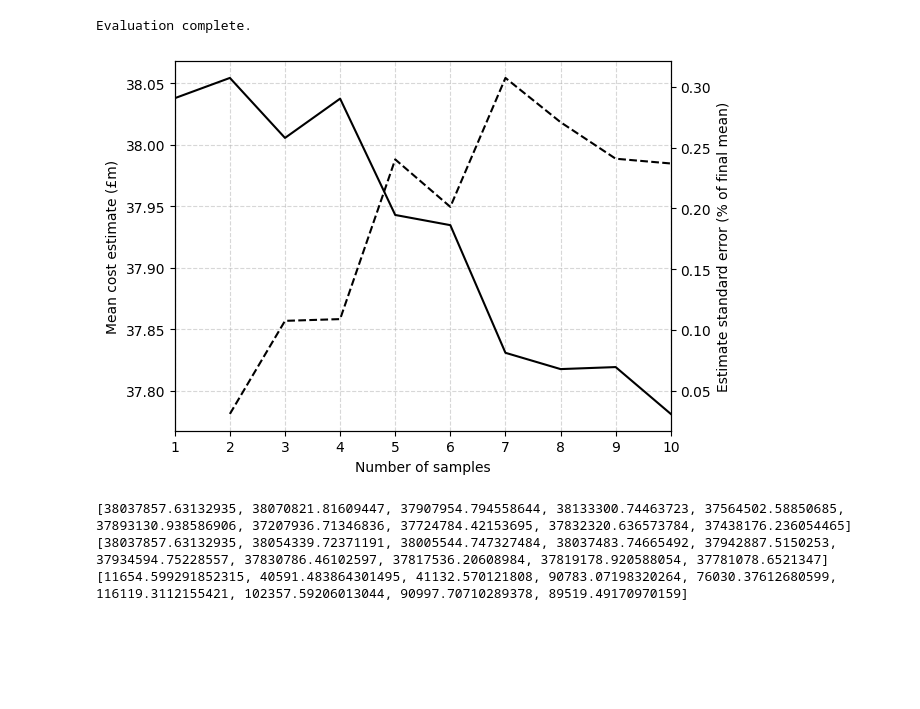
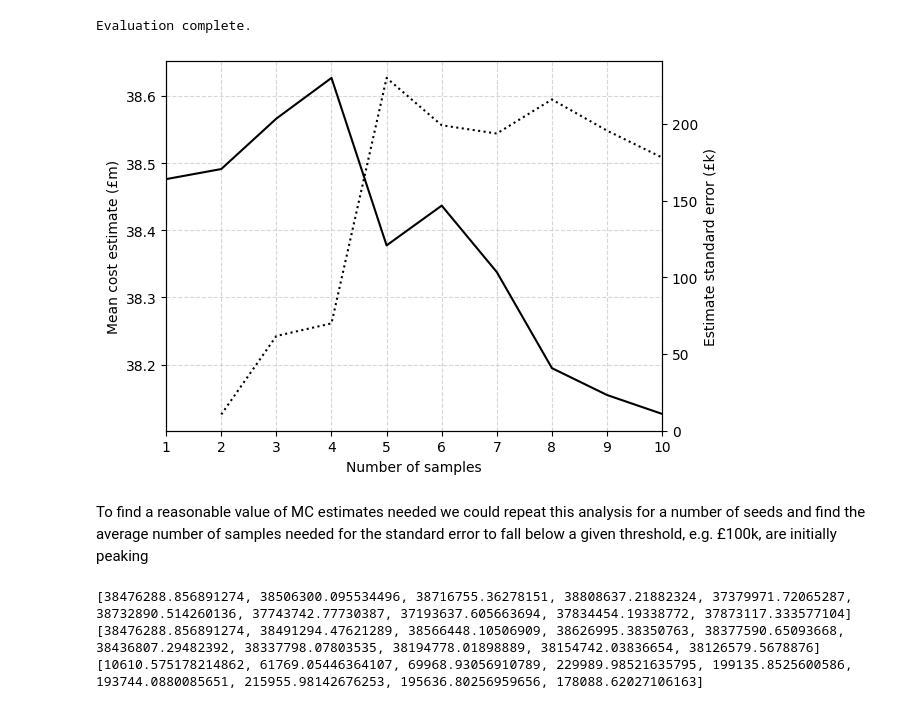
Before and after one commit to mal84emma/VoI-in-CAS, a Jupyter notebook: LP_comp_cost.ipynb, the cells around one changed output. Drawn from its saved outputs; the diff is of its cells as text; code cells hidden in the pictures; blank space fills up the shorter version.

Commit message:
Look at absolute standard error of MC estimate

```diff
--- a/LP_comp_cost.ipynb
+++ b/LP_comp_cost.ipynb
@@ -42,6 +42,7 @@ base_kwargs = {
 # %%
 # Set up probabilistic model of effiencies and take draws
 n_draws = 10 #1000
-mu = 0.9
-sigma = 0.05
+mu = 0.85
+sigma = 0.1
 eta_samples = np.random.normal(loc=mu,scale=sigma,size=(n_draws,len(ids)))
+eta_samples.clip(0,1)
@@ -155,30 +177,38 @@ Evaluation complete.
 # %%
 # Plot convergence of MC estimate
 MC_means = [np.mean(cost_evals[:i]) for i in range(1,n_draws+1)]
 MC_stnd_errors = [np.std(cost_evals[:i])/np.sqrt(i) for i in range(2,n_draws+1)]
 
 fig,ax = plt.subplots()
 ax.set_xlim(1,n_draws)
 ax.set_xlabel("Number of samples")
 ax.grid(True,'major',alpha=0.5,linestyle='--')
 
 ax.plot(range(1,n_draws+1),np.array(MC_means)/1e6,'-k')
 ax.set_ylabel('Mean cost estimate (£m)')
 #ax.set_ylim(0)
 
-min_ax = ax.twinx()
-min_ax.plot(range(2,n_draws+1),(np.array(MC_stnd_errors)/MC_means[-1])*100,'k--')
-min_ax.set_ylabel('Estimate standard error (% of final mean)')
-#min_ax.set_ylim(0)
+# min_ax = ax.twinx()
+# min_ax.plot(range(2,n_draws+1),(np.array(MC_stnd_errors)/MC_means[-1])*100,'k--')
+# min_ax.set_ylabel('Estimate standard error (% of final mean)')
+# min_ax.set_ylim(0)
+
+min_ax_abs = ax.twinx()
+min_ax_abs.plot(range(2,n_draws+1),np.array(MC_stnd_errors)/1e3,'k:')
+min_ax_abs.set_ylabel('Estimate standard error (£k)')
+min_ax_abs.set_ylim(0)
+
 
 plt.show()
 # %% [output]
-[figure, old version]
+[figure, new version]
+# %% [markdown]
+To find a reasonable value of MC estimates needed we could repeat this analysis for a number of seeds and find the average number of samples needed for the standard error to fall below a given threshold, e.g. £100k, are initially peaking
 # %%
 print(cost_evals)
 print(MC_means)
 print(MC_stnd_errors)
 # %% [output]
-[38037857.63132935, 38070821.81609447, 37907954.794558644, 38133300.74463723, 37564502.58850685, 37893130.938586906, 37207936.71346836, 37724784.42153695, 37832320.636573784, 37438176.236054465]
-[38037857.63132935, 38054339.72371191, 38005544.747327484, 38037483.74665492, 37942887.5150253, 37934594.75228557, 37830786.46102597, 37817536.20608984, 37819178.920588054, 37781078.6521347]
-[11654.599291852315, 40591.483864301495, 41132.570121808, 90783.07198320264, 76030.37612680599, 116119.3112155421, 102357.59206013044, 90997.70710289378, 89519.49170970159]
+[38476288.856891274, 38506300.095534496, 38716755.36278151, 38808637.21882324, 37379971.72065287, 38732890.514260136, 37743742.77730387, 37193637.605663694, 37834454.19338772, 37873117.333577104]
+[38476288.856891274, 38491294.47621289, 38566448.10506909, 38626995.38350763, 38377590.65093668, 38436807.29482392, 38337798.07803535, 38194778.01898889, 38154742.03836654, 38126579.5678876]
+[10610.575178214862, 61769.05446364107, 69968.93056910789, 229989.98521635795, 199135.8525600586, 193744.0880085651, 215955.98142676253, 195636.80256959656, 178088.62027106163]
```
Also changed, not shown: parts of 5 cells of this notebook.
